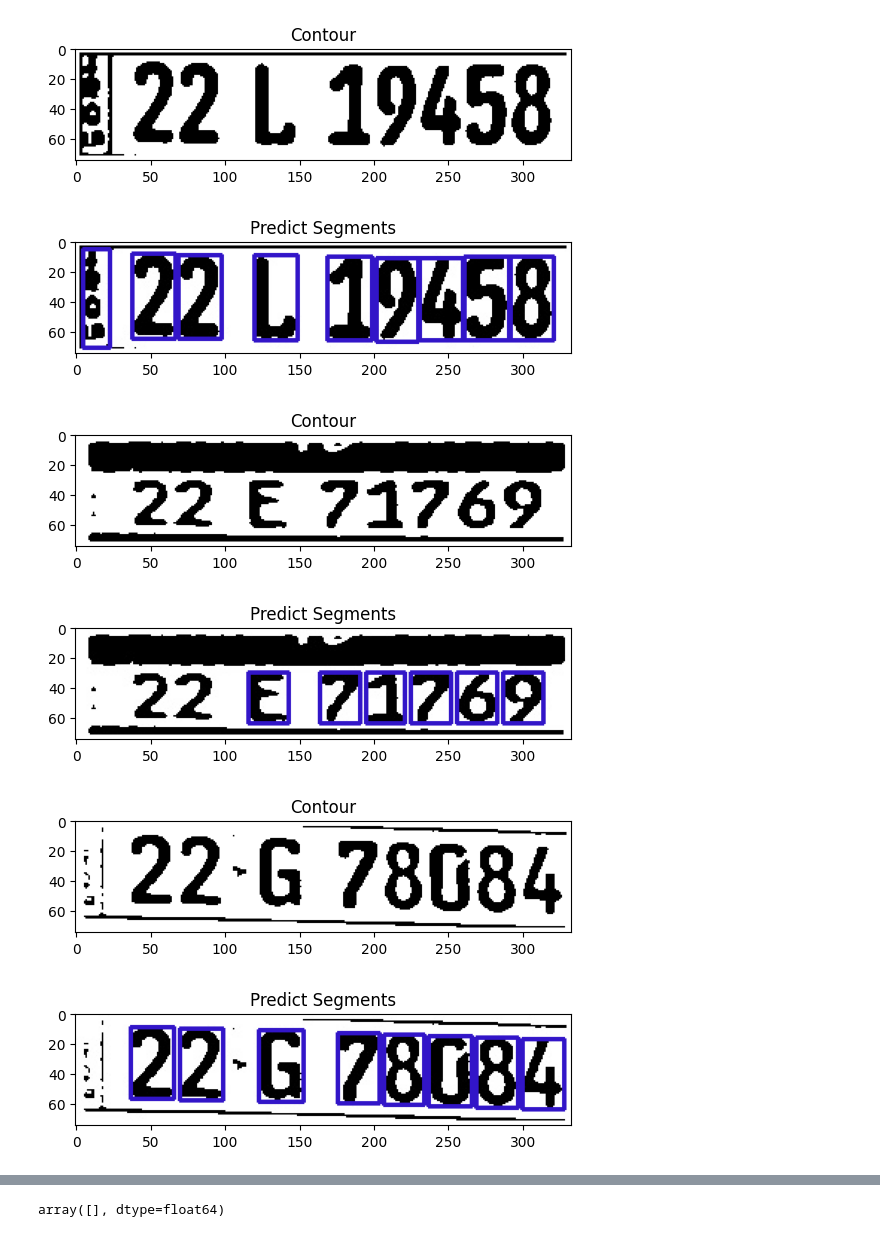
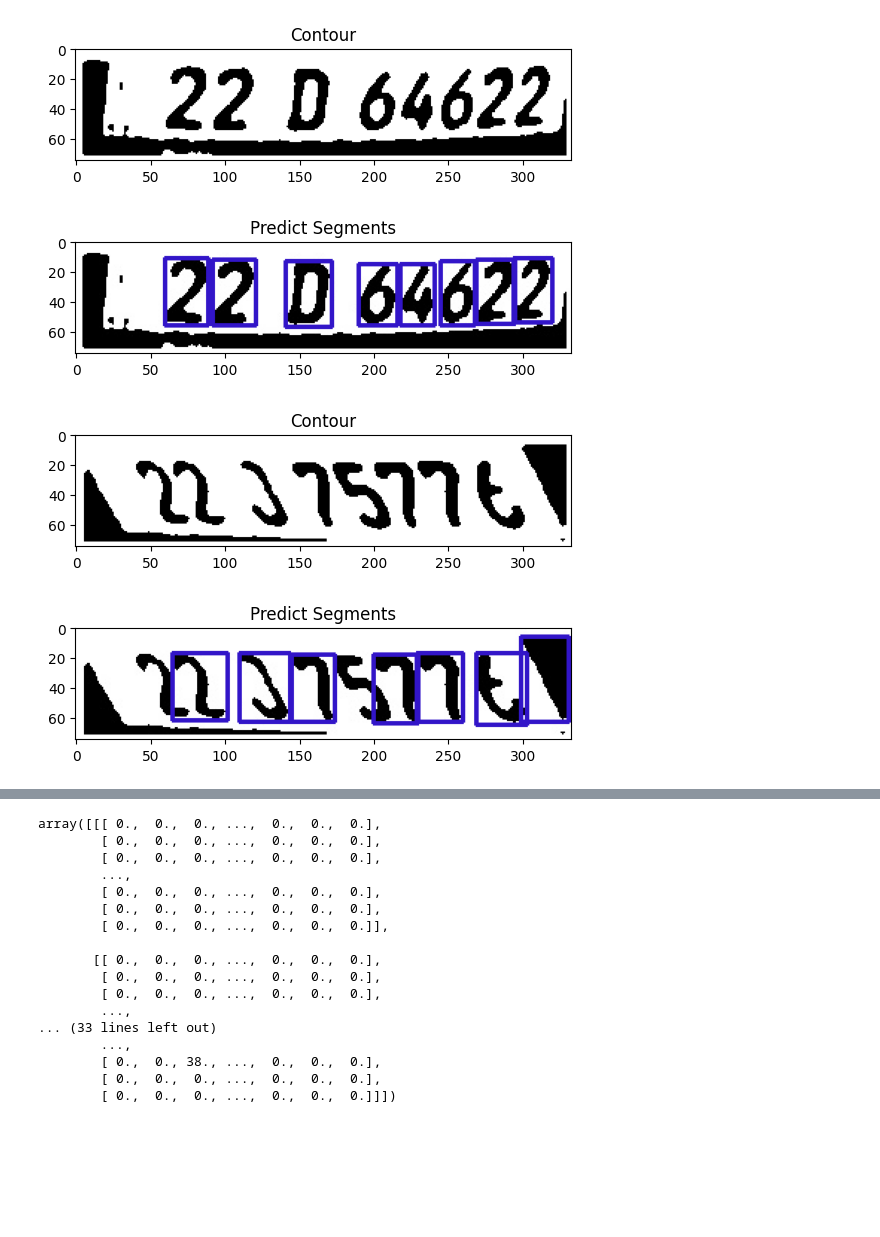
Before and after one commit to channoun/Acksession-Project, a Jupyter notebook: segmentation.ipynb, the cells around one changed output, grey strips where cells are left out. Cells and saved outputs as stored; diff of their text form; code cells hidden in the pictures; blank space fills up the shorter version.

```diff
--- a/segmentation.ipynb
+++ b/segmentation.ipynb
@@ -88,38 +88,36 @@ def segment_characters(image) :
     # Estimations of character contours sizes of cropped license plates
     dimensions = [LP_WIDTH/6,
                        LP_WIDTH/2,
                        LP_HEIGHT/10,
                        2*LP_HEIGHT/3]
     plt.imshow(img_binary_lp, cmap='gray')
     plt.title('Contour')
     plt.show()
     cv2.imwrite('contour.jpg',img_binary_lp)
 
     # Get contours within cropped license plate
     char_list = find_contours(dimensions, img_binary_lp)
 
     return char_list
 
 
 #Example Usage
 #img = cv2.imread("./boxes/1_jpg.rf.e0d71bfac749526f7f57a7274f7f8f1e.jpg")
 #segment_characters(img)
 #img = cv2.imread("./boxes/419241033_2209276712612167_308946357964497821_n_jpg.rf.d8c0ae777f53338fc56caa1c81550fb6.jpg")
 #segment_characters(img)
 #img = cv2.imread("./boxes/69-3-_jpg.rf.2bd0216bca0355f5de78929ab9e42ced.jpg")
 #segment_characters(img)
 #img = cv2.imread("./boxes/70-13-_jpg.rf.fa2aea14b2828cc01a9b67c6c3cea43a.jpg")
 #segment_characters(img)
 #img = cv2.imread("./boxes/5_jpg.rf.08e989a458736c430ac8684895d3050f.jpg")
 #segment_characters(img)
-img = cv2.imread("./1.jpg")
+img = cv2.imread("./1.jpeg")
 segment_characters(img)
-img = cv2.imread("./2.jpg")
+img = cv2.imread("./2.jpeg")
 segment_characters(img)
 # %% [output]
-[figure, old version]
+[figure, new version]
-[figure, old version]
+[figure, new version]
-[figure, old version]
+[figure, new version]
-[figure, old version]
+[figure, new version]
-[figure, removed]
-[figure, removed]
@@ -129 +124,17 @@ segment_characters(img)
-array([], dtype=float64)
+array([[[ 0.,  0.,  0., ...,  0.,  0.,  0.],
+        [ 0.,  0.,  0., ...,  0.,  0.,  0.],
+        [ 0.,  0.,  0., ...,  0.,  0.,  0.],
+        ...,
+        [ 0.,  0.,  0., ...,  0.,  0.,  0.],
+        [ 0.,  0.,  0., ...,  0.,  0.,  0.],
+        [ 0.,  0.,  0., ...,  0.,  0.,  0.]],
+
+       [[ 0.,  0.,  0., ...,  0.,  0.,  0.],
+        [ 0.,  0.,  0., ...,  0.,  0.,  0.],
+        [ 0.,  0.,  0., ...,  0.,  0.,  0.],
+        ...,
+... (33 lines left out)
+        ...,
+        [ 0.,  0., 38., ...,  0.,  0.,  0.],
+        [ 0.,  0.,  0., ...,  0.,  0.,  0.],
+        [ 0.,  0.,  0., ...,  0.,  0.,  0.]]])
```
Also changed, not shown: parts of 1 cell of this notebook, 3 other files.
